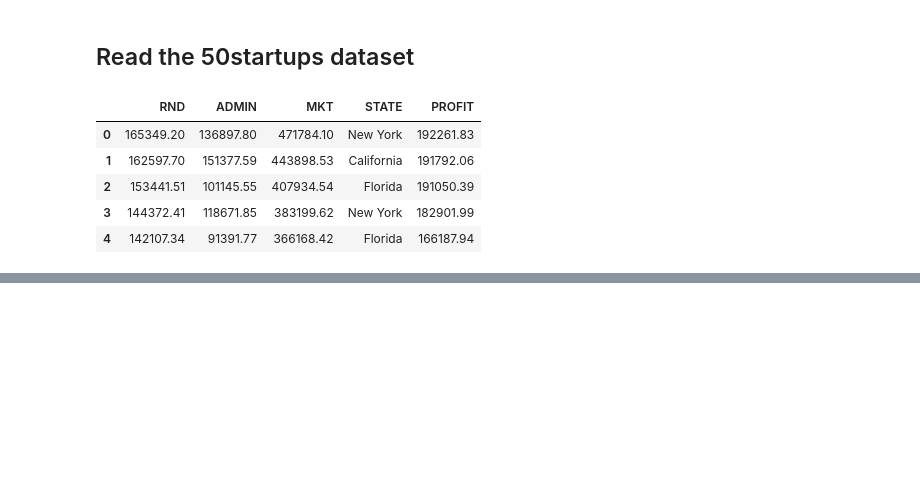
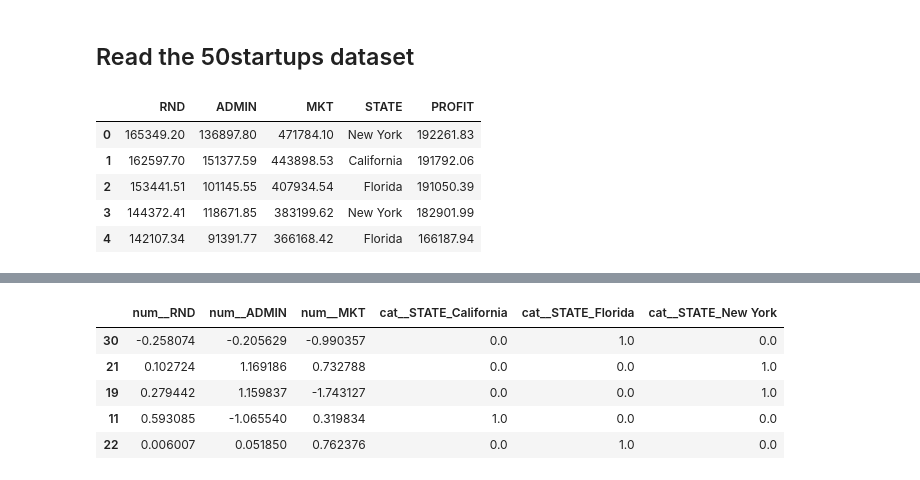
Before and after one commit to siddheshgujar/Machine-learning-, a Jupyter notebook: Decision Tree Regression/DTR.ipynb, the cells around one changed output, grey strips where cells are left out. Saved outputs shown, nothing was run; the diff lists cells and outputs as text; code cells hidden in the pictures; blank space fills up the shorter version.

```diff
--- a/Decision Tree Regression/DTR.ipynb
+++ b/Decision Tree Regression/DTR.ipynb
@@ -16,0 +107,12 @@ df.head()
+# %%
+from sklearn.model_selection import train_test_split
+xtrain,xtest,ytrain,ytest = train_test_split(x_pre, y,test_size=0.2,random_state=21)
+# %%
+xtrain.head()
+# %% [output]
+|  | num__RND | num__ADMIN | num__MKT | cat__STATE_California | cat__STATE_Florida | cat__STATE_New York |
+| 30 | -0.258074 | -0.205629 | -0.990357 | 0.0 | 1.0 | 0.0 |
+| 21 | 0.102724 | 1.169186 | 0.732788 | 0.0 | 0.0 | 1.0 |
+| 19 | 0.279442 | 1.159837 | -1.743127 | 0.0 | 0.0 | 1.0 |
+| 11 | 0.593085 | -1.065540 | 0.319834 | 1.0 | 0.0 | 0.0 |
+| 22 | 0.006007 | 0.051850 | 0.762376 | 0.0 | 1.0 | 0.0 |
```
Also changed, not shown: parts of 55 cells of this notebook.
